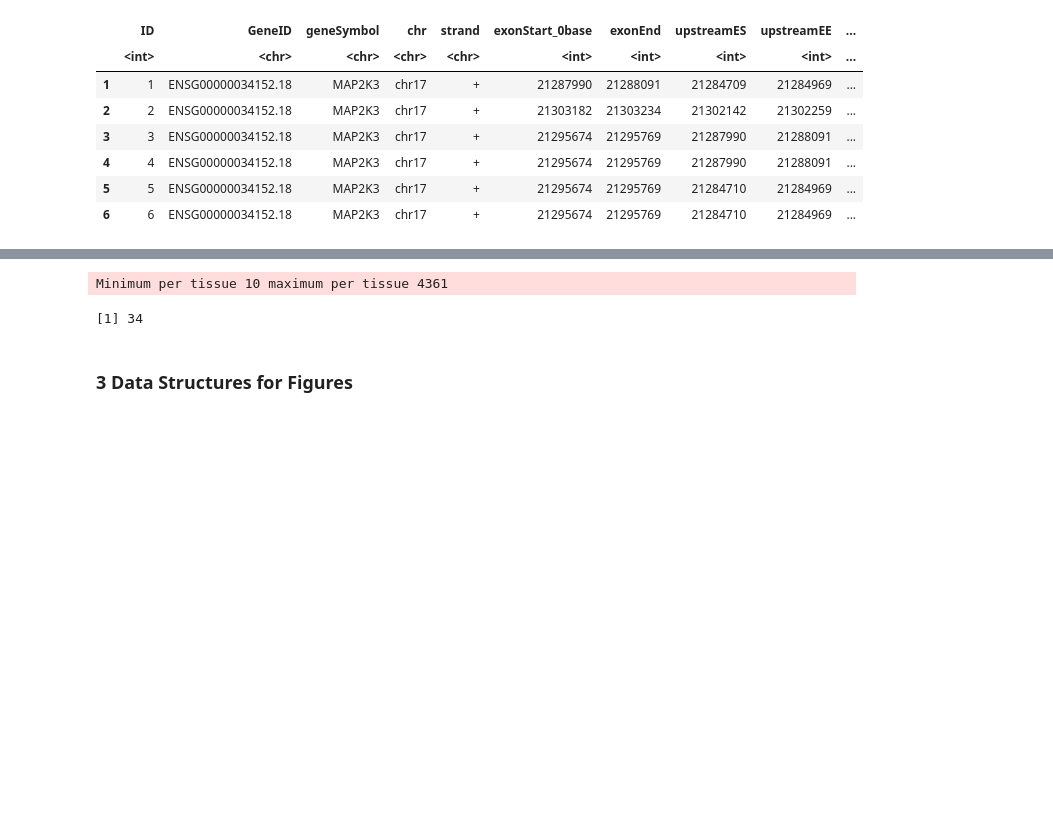
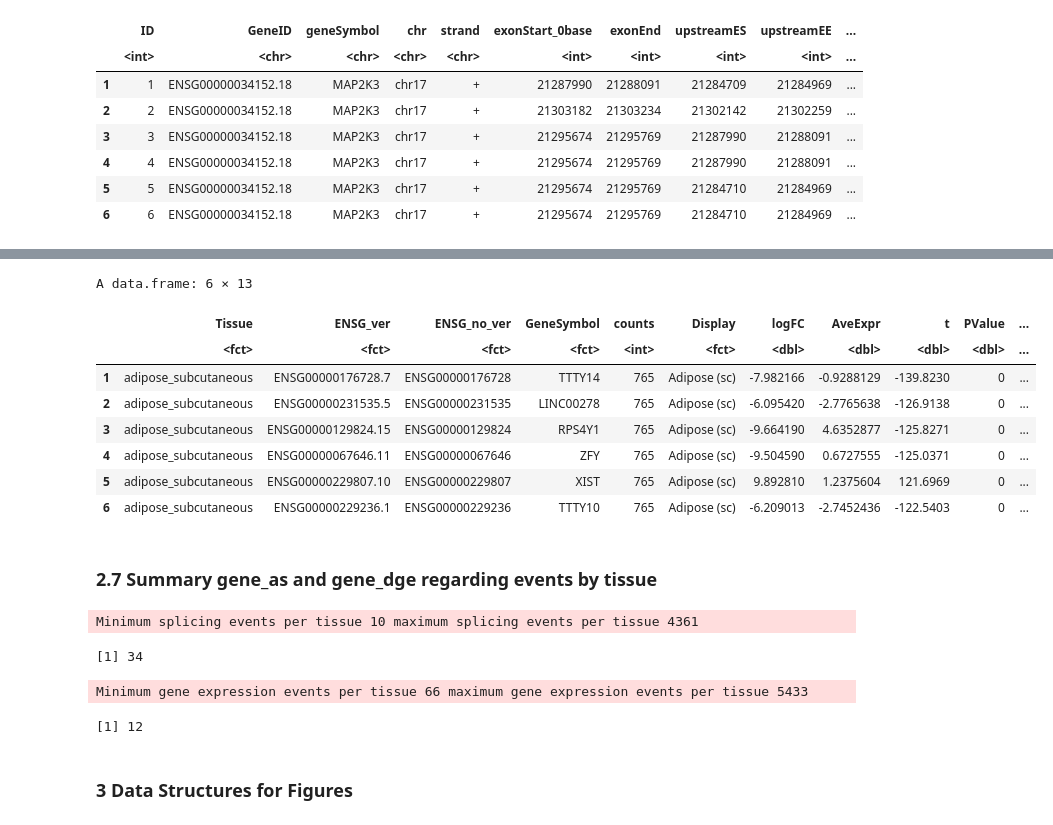
Before and after one commit to TheJacksonLaboratory/sbas, a Jupyter notebook: jupyter/countGenesAndEvents.ipynb, the cells around one changed output, grey strips where cells are left out. Drawn from its saved outputs; the diff is of its cells as text; code cells hidden in the pictures; blank space fills up the shorter version.

```diff
--- a/jupyter/countGenesAndEvents.ipynb
+++ b/jupyter/countGenesAndEvents.ipynb
@@ -314,0 +470,17 @@ This includes 2887 total genes
+# %%
+#
+# add chr information for summary data later, use the annotation we used for rMATS
+#
+if (!("gencode.v30.annotation.gtf.gz" %in% list.files("../data/"))) {
+    message("downloading gencode v30 annotation\n")
+    system("wget -O ../data/gencode.v30.annotation.gtf.gz ftp://ftp.ebi.ac.uk/pub/databases/gencode/Gencode_human/release_30/gencode.v30.annotation.gtf.gz")
+    message("Done!\n")
+    message("Unzipping compressed file gencode.v30.annotation.gtf.gz..")
+    system("gunzip ../data/gencode.v30.annotation.gtf.gz", intern = TRUE)
+    message("Done! gencode.v30.annotation.gtf can be found in ../data/")
+}
+gencode <- import("../data/gencode.v30.annotation.gtf")
+gtf.df <- as.data.frame (gencode)
+chr_genes <- unique(gtf.df[,c("seqnames","gene_name","gene_id")])
+colnames(chr_genes) <- c("chr","GeneSymbol", "ENSG")
+head(chr_genes)
@@ -314,0 +497,5 @@ This includes 2887 total genes
+# %%
+for (i in 1:dim(chr_genes)[1]) {
+    chr_genes$ENSG[i] <- as.character(strsplit(chr_genes$ENSG[i],'\\.\\w+$'))
+}
+head(chr_genes)
@@ -315,12 +512,49 @@ This includes 2887 total genes
+# %%
+i = 1
+chr <- rep("NA",dim(gene_dge)[1])
+gene_dge$chr <- chr
+for (i in 1:dim(gene_dge)[1]) {
+    match  <- as.character(chr_genes$ENSG) %in% as.character((gene_dge$ENSG_no_ver[i]))
+    if (sum(match==TRUE)== 1) {
+        chr[i] <- as.character(chr_genes[match,]$chr)
+        gene_dge$chr[i] <- chr[i]
+    } else if (sum(match==TRUE)>1) {
+        all <- as.vector(as.character(chr_genes[match,]$chr))
+        gene_dge$chr[i] <- as.character(all[1])
+    }
+}
+head(gene_dge)
+
+write.table(gene_dge, "../data/gene_dge.tsv", quote=FALSE, sep="\t")
+# %% [output]
+A data.frame: 6 × 13
+|  | Tissue | ENSG_ver | ENSG_no_ver | GeneSymbol | counts | Display | logFC | AveExpr | t | PValue | ... |
+|  | <fct> | <fct> | <fct> | <fct> | <int> | <fct> | <dbl> | <dbl> | <dbl> | <dbl> | ... |
+| 1 | adipose_subcutaneous | ENSG00000176728.7 | ENSG00000176728 | TTTY14 | 765 | Adipose (sc) | -7.982166 | -0.9288129 | -139.8230 | 0 | ... |
+| 2 | adipose_subcutaneous | ENSG00000231535.5 | ENSG00000231535 | LINC00278 | 765 | Adipose (sc) | -6.095420 | -2.7765638 | -126.9138 | 0 | ... |
+| 3 | adipose_subcutaneous | ENSG00000129824.15 | ENSG00000129824 | RPS4Y1 | 765 | Adipose (sc) | -9.664190 | 4.6352877 | -125.8271 | 0 | ... |
+| 4 | adipose_subcutaneous | ENSG00000067646.11 | ENSG00000067646 | ZFY | 765 | Adipose (sc) | -9.504590 | 0.6727555 | -125.0371 | 0 | ... |
+| 5 | adipose_subcutaneous | ENSG00000229807.10 | ENSG00000229807 | XIST | 765 | Adipose (sc) | 9.892810 | 1.2375604 | 121.6969 | 0 | ... |
+| 6 | adipose_subcutaneous | ENSG00000229236.1 | ENSG00000229236 | TTTY10 | 765 | Adipose (sc) | -6.209013 | -2.7452436 | -122.5403 | 0 | ... |
+# %% [markdown]
+### 2.7 Summary gene_as and gene_dge regarding events by tissue
 # %%
 XY <- gene_as %>% group_by(Tissue) %>% tally()
 #XY
-message("Minimum per tissue ", min(XY$n), " maximum per tissue ", max(XY$n))
+message("Minimum splicing events per tissue ", min(XY$n), " maximum splicing events per tissue ", max(XY$n))
 #XY[XY$n>100,]
 sum(XY$n<100)
+
+XY <- gene_dge %>% group_by(Tissue) %>% tally()
+#XY
+message("Minimum gene expression events per tissue ", min(XY$n), " maximum gene expression events per tissue ", max(XY$n))
+#XY[XY$n>100,]
+sum(XY$n<100)
 # %% [output]
-Minimum per tissue 10 maximum per tissue 4361
+Minimum splicing events per tissue 10 maximum splicing events per tissue 4361
 [1] 34
+Minimum gene expression events per tissue 66 maximum gene expression events per tissue 5433
+[1] 12
 # %% [markdown]
 ### 3 Data Structures for Figures
 # %% [markdown]
```
Also changed, not shown: parts of 41 cells of this notebook, 4 other files.
